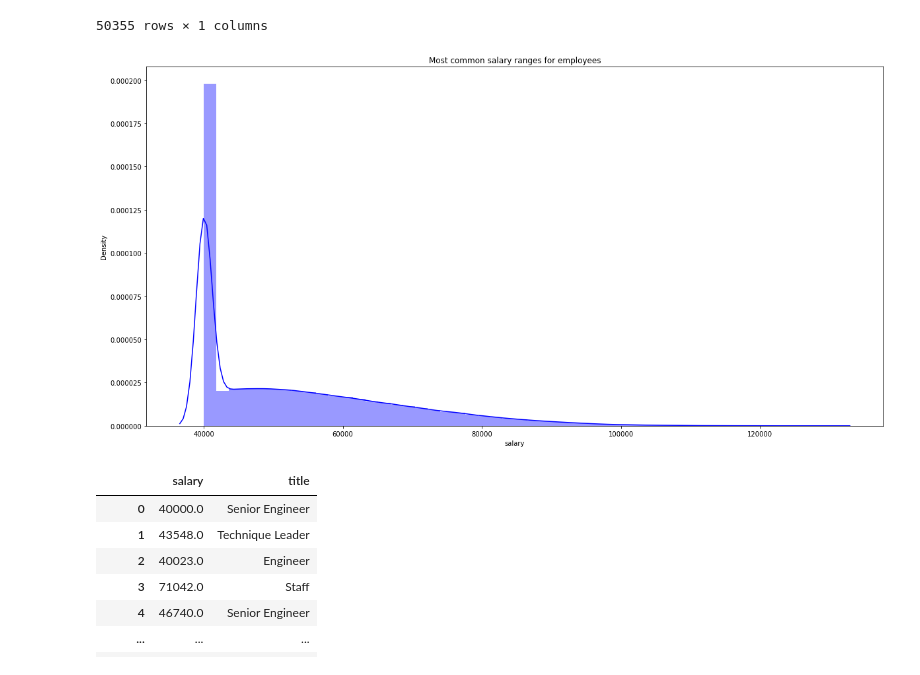
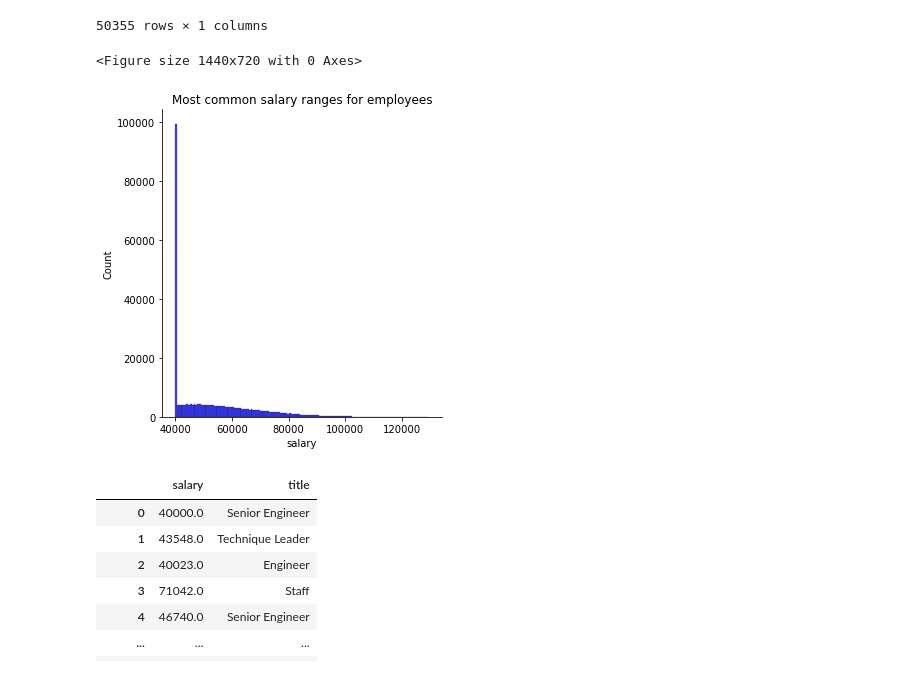
Before and after one commit to nt1983/sql-challenge, a Jupyter notebook: EmployeeSQL/Bonus.ipynb, the cells around one changed output. Cells and saved outputs as stored; diff of their text form; code cells hidden in the pictures.

```diff
--- a/EmployeeSQL/Bonus.ipynb
+++ b/EmployeeSQL/Bonus.ipynb
@@ -26,11 +26,12 @@ salary_groups
 50355 rows × 1 columns
 # %%
 plt.figure(figsize=(20, 10))
-sns.distplot(salaries["salary"], color='b')
+sns.displot(salaries["salary"], color='b')
 plt.title("Most common salary ranges for employees")
 plt.show()
 # %% [output]
+<Figure size 1440x720 with 0 Axes>
-[figure, old version]
+[figure, new version]
 # %%
 salary_title=pd.read_sql('''select sa.salary, ti.title
 from employees as emp
```
